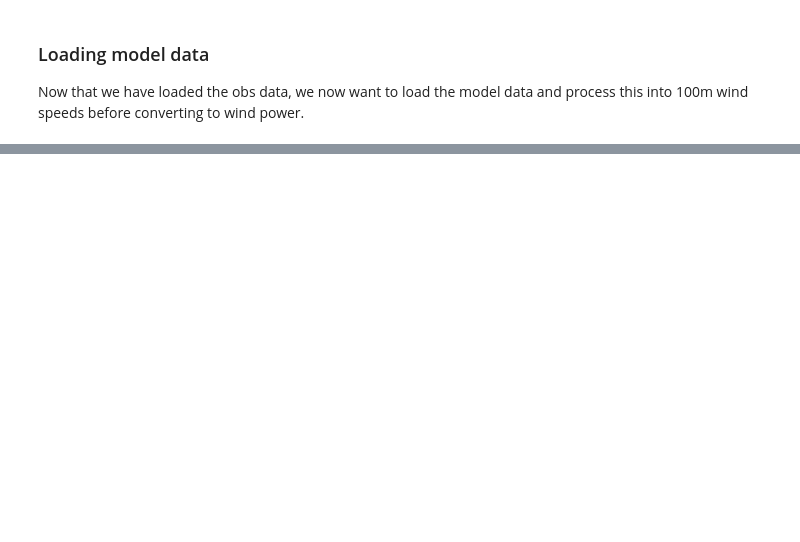
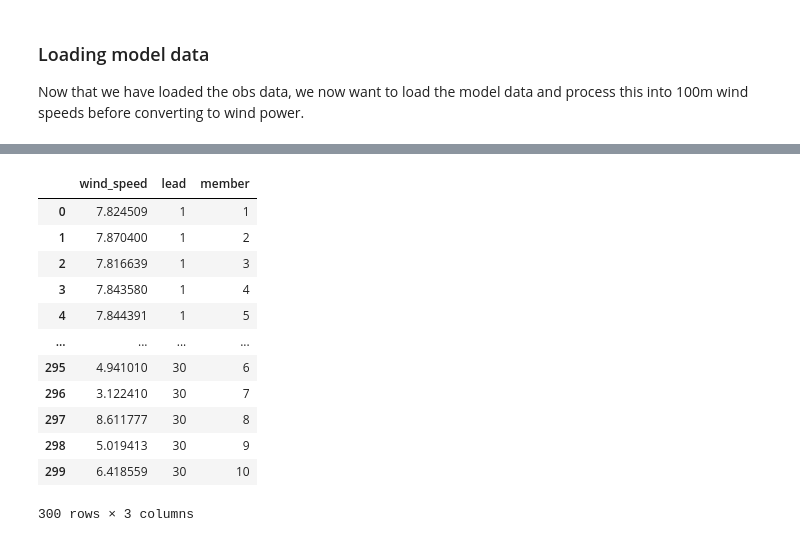
Before and after one commit to benhutchmet/unseen_multi_year, a Jupyter notebook: testing_wind.ipynb, the cells around one changed output, grey strips where cells are left out. Saved outputs shown, nothing was run; the diff lists cells and outputs as text; code cells hidden in the pictures; blank space fills up the shorter version.

```diff
--- a/testing_wind.ipynb
+++ b/testing_wind.ipynb
@@ -254,0 +487,24 @@ Now that we have loaded the obs data, we now want to load the model data and pro
+# %%
+wind_speed_dfs = []
+
+# loop over shape of 1th dimension
+for i in range(1, wind_speed_pre.shape[1] + 1):
+
+    # get the wind speed
+    wind_speed = wind_speed_pre[:, i - 1]
+
+    # print the wind speed shape
+    print("wind_speed shape: ", wind_speed.shape)
+
+    # get these into a dataframe
+    wind_speed_df = pd.DataFrame({
+        "wind_speed": wind_speed,
+        "lead": [i] * len(wind_speed),
+        "member": np.arange(1, wind_speed.shape[0] + 1),
+    })
+
+    # append to the list
+    wind_speed_dfs.append(wind_speed_df)
+
+# concatenate the dataframes
+wind_speed_df = pd.concat(wind_speed_dfs, ignore_index=True)
@@ -254,0 +529,16 @@ Now that we have loaded the obs data, we now want to load the model data and pro
+# %%
+wind_speed_df
+# %% [output]
+|  | wind_speed | lead | member |
+| 0 | 7.824509 | 1 | 1 |
+| 1 | 7.870400 | 1 | 2 |
+| 2 | 7.816639 | 1 | 3 |
+| 3 | 7.843580 | 1 | 4 |
+| 4 | 7.844391 | 1 | 5 |
+| ... | ... | ... | ... |
+| 295 | 4.941010 | 30 | 6 |
+| 296 | 3.122410 | 30 | 7 |
+| 297 | 8.611777 | 30 | 8 |
+| 298 | 5.019413 | 30 | 9 |
+| 299 | 6.418559 | 30 | 10 |
+300 rows × 3 columns
```
Also changed, not shown: parts of 25 cells of this notebook.
